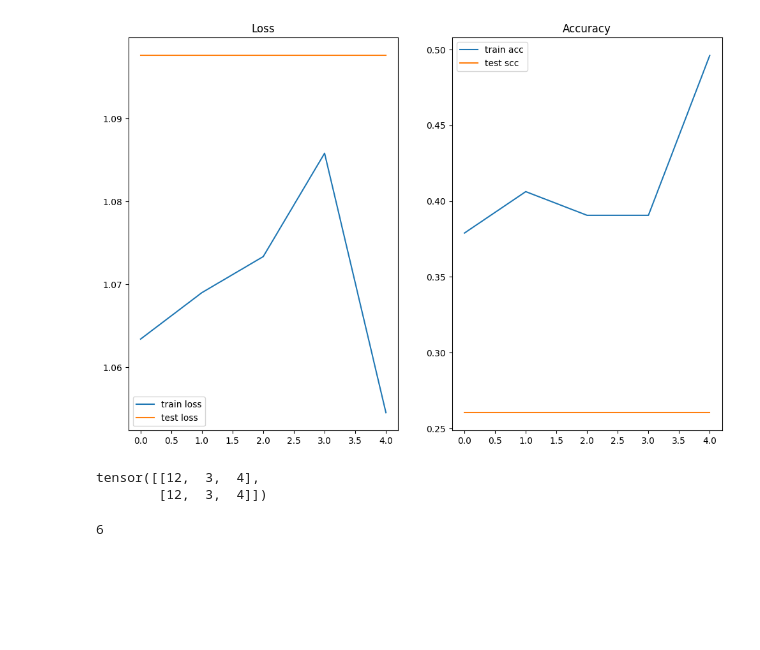
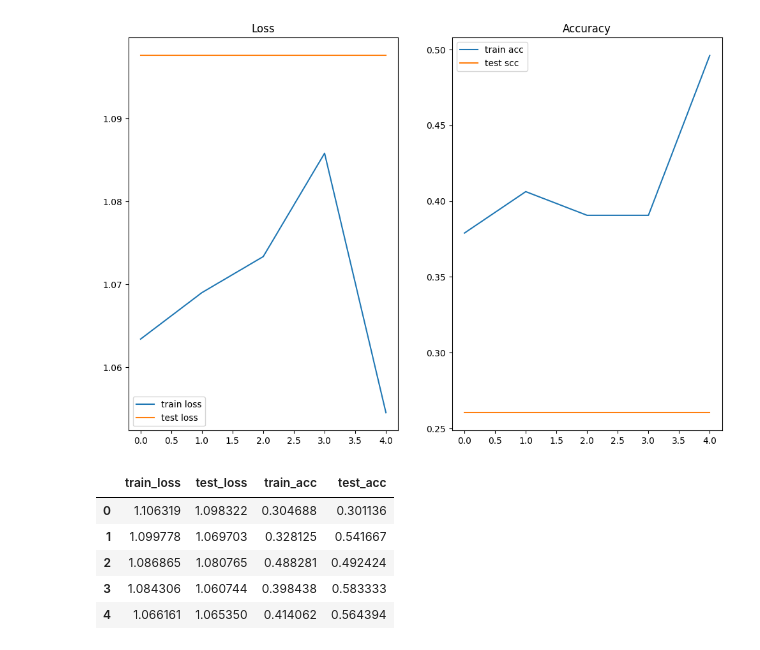
Before and after one commit to Linux-Server/ZTM, a Jupyter notebook: pytorch/04_custom_dataset/1.ipynb, the cells around one changed output. Saved outputs shown, nothing was run; the diff lists cells and outputs as text; code cells hidden in the pictures; blank space fills up the shorter version.

```diff
--- a/pytorch/04_custom_dataset/1.ipynb
+++ b/pytorch/04_custom_dataset/1.ipynb
@@ -901,15 +901,18 @@ Time took : 3.3119543329994485
 plot_loass_curve(model_1_results)
 # %% [output]
 [figure]
-# %%
-a = torch.tensor([[12,3,4],
-                 [12,3,4]])
-
-a
-# %% [output]
-tensor([[12,  3,  4],
-        [12,  3,  4]])
-# %%
-a.nelement()
-# %% [output]
-6
+# %%
+# Compare models with eath other
+import pandas as pd
+
+model_0_df = pd.DataFrame(model_0_result)
+model_1_df = pd.DataFrame(model_1_results)
+
+model_0_df
+# %% [output]
+|  | train_loss | test_loss | train_acc | test_acc |
+| 0 | 1.106319 | 1.098322 | 0.304688 | 0.301136 |
+| 1 | 1.099778 | 1.069703 | 0.328125 | 0.541667 |
+| 2 | 1.086865 | 1.080765 | 0.488281 | 0.492424 |
+| 3 | 1.084306 | 1.060744 | 0.398438 | 0.583333 |
+| 4 | 1.066161 | 1.065350 | 0.414062 | 0.564394 |
```
Also changed, not shown: parts of 15 cells of this notebook, 1 other file.
